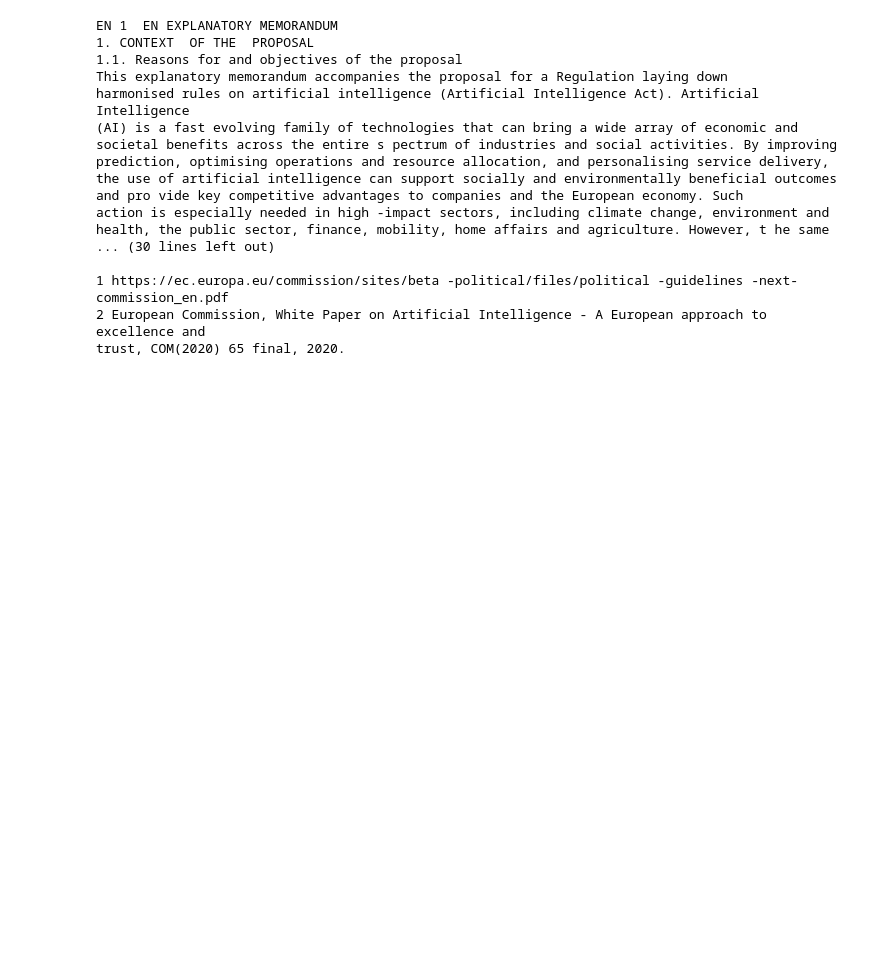
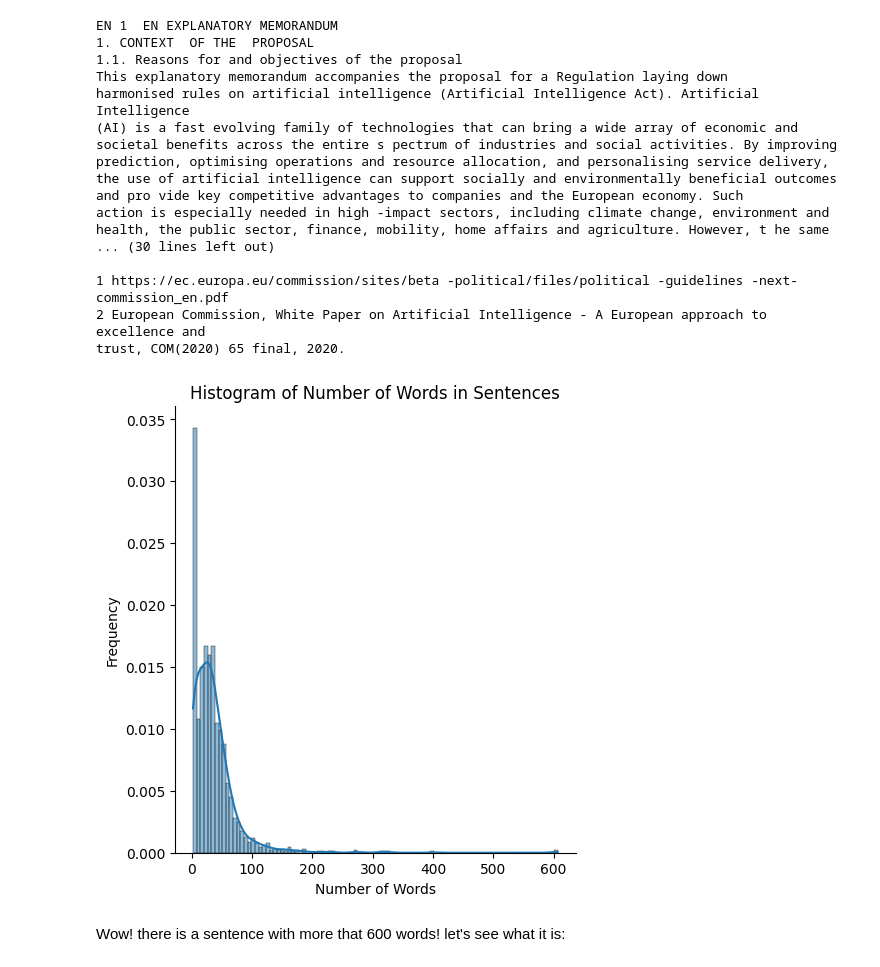
Before and after one commit to kkasra12/act_visualization, a Jupyter notebook: main.ipynb, the cells around one changed output. Saved outputs shown, nothing was run; the diff lists cells and outputs as text; code cells hidden in the pictures; blank space fills up the shorter version.

```diff
--- a/main.ipynb
+++ b/main.ipynb
@@ -49,3 +51,20 @@ health, the public sector, finance, mobility, home affairs and agriculture. Howe
 1 https://ec.europa.eu/commission/sites/beta -political/files/political -guidelines -next-commission_en.pdf
 2 European Commission, White Paper on Artificial Intelligence - A European approach to excellence and
 trust, COM(2020) 65 final, 2020.
+# %%
+sentences = []
+for page in pages:
+    sentences.extend(sent_tokenize(page))
+number_of_words_in_sentence = [len(word_tokenize(sent)) for sent in sentences]
+# %%
+import seaborn as sns
+
+sns.displot(number_of_words_in_sentence,  kde=True, stat="density")
+plt.xlabel('Number of Words')
+plt.ylabel('Frequency')
+plt.title('Histogram of Number of Words in Sentences')
+plt.show()
+# %% [output]
+[figure, added]
+# %% [markdown]
+Wow! there is a sentence with more that 600 words! let's see what it is:
```
Also changed, not shown: parts of 36 cells of this notebook, 3 other files.
